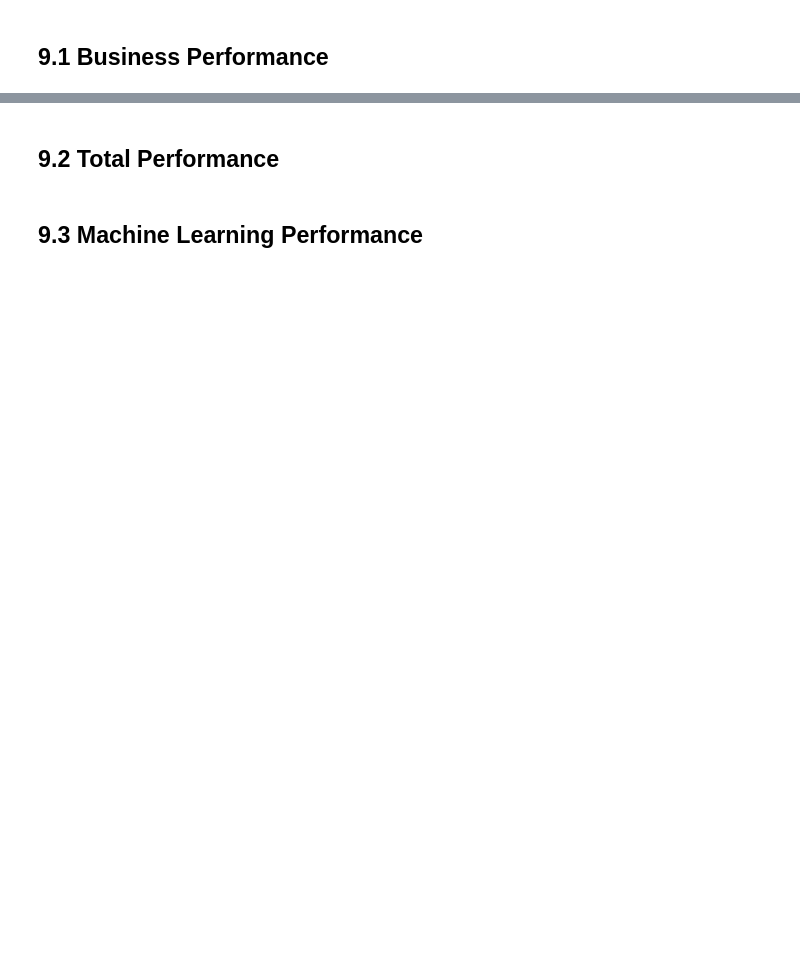
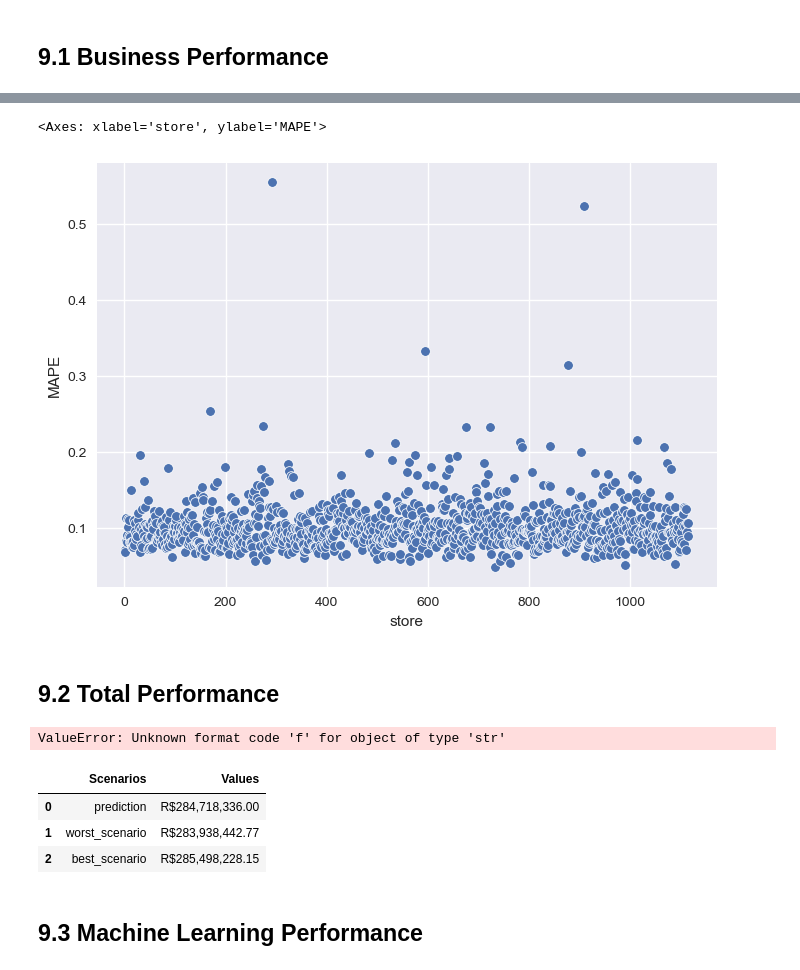
Before and after one commit to EDJR94/Data-Science-Em-Producao, a Jupyter notebook: notebooks/modulo07/m07_store_sales_prediction.ipynb, the cells around one changed output, grey strips where cells are left out. Saved outputs shown, nothing was run; the diff lists cells and outputs as text; code cells hidden in the pictures; blank space fills up the shorter version.

```diff
--- a/notebooks/modulo07/m07_store_sales_prediction.ipynb
+++ b/notebooks/modulo07/m07_store_sales_prediction.ipynb
@@ -1469,4 +1351,5 @@ x_test = df6.loc[df6['date'] >= '2015-06-19']
 df9 = x_test.loc[:,cols_selected_boruta_full]
 
 #rescale
-df9['sales']
+df9['sales'] = np.expm1(df9['sales'])
+df9['prediction'] = np.expm1(yhat_xgb_tunned)
@@ -1473,2 +1365,27 @@ df9['sales']
 # %% [markdown]
 ## 9.1 Business Performance
+# %%
+#sum predictions
+df9_aux1 = df9.loc[:,['store','prediction']].groupby('store').sum().reset_index()
+
+#MAE and MAPE
+df9_sales_pred_mae = df9.loc[:,['sales','prediction','store']].groupby('store').apply(lambda x: mean_absolute_error(x['sales'], x['prediction'])).reset_index()
+df9_sales_pred.rename(columns={0: 'MAE'})
+
+df9_sales_pred_mape = df9.loc[:,['sales','prediction','store']].groupby('store').apply(lambda x: mean_absolute_percentage_error(x['sales'], x['prediction'])).reset_index()
+df9_sales_pred.rename(columns={0: 'MAPE'})
+
+#merge
+df9_mae_mape = pd.merge(df9_sales_pred_mae, df9_sales_pred_mape, how='inner', on='store')
+df9_mae_mape = df9_mae_mape.rename(columns={'0_x':'MAE', '0_y': 'MAPE'})
+df9_mae_mape['prediction'] = df9_aux1['prediction']
+
+#Scenarios
+df9_mae_mape['worst_scenario'] = df9_mae_mape['prediction'] - df9_mae_mape['MAE']
+df9_mae_mape['best_scenario'] = df9_mae_mape['prediction'] + df9_mae_mape['MAE']
+
+df9_mae_mape['MAE'] = round(df9_mae_mape['MAE'],2)
+df9_mae_mape['MAPE'] = round(df9_mae_mape['MAPE'],3)
+df9_mae_mape['prediction'] = round(df9_mae_mape['prediction'],2)
+df9_mae_mape['worst_scenario'] = round(df9_mae_mape['worst_scenario'],2)
+df9_mae_mape['best_scenario'] = round(df9_mae_mape['best_scenario'],2)
@@ -1475,2 +1424,7 @@ df9['sales']
+# %%
+sns.scatterplot(x='store', y='MAPE', data=df9_mae_mape)
+# %% [output]
+<Axes: xlabel='store', ylabel='MAPE'>
+[figure, added]
 # %% [markdown]
 ## 9.2 Total Performance
@@ -1477,2 +1436,13 @@ df9['sales']
+# %%
+df9_total_perf['Values'] = df9_total_perf['Values'].apply(lambda x: 'R$ {:,.2f}'.format(x))
+# %% [output]
+ValueError: Unknown format code 'f' for object of type 'str'
+# %%
+df9_total_perf
+# %% [output]
+|  | Scenarios | Values |
+| 0 | prediction | R$284,718,336.00 |
+| 1 | worst_scenario | R$283,938,442.77 |
+| 2 | best_scenario | R$285,498,228.15 |
 # %% [markdown]
 ## 9.3 Machine Learning Performance
```
Also changed, not shown: parts of 53 cells of this notebook, 10 other files.
